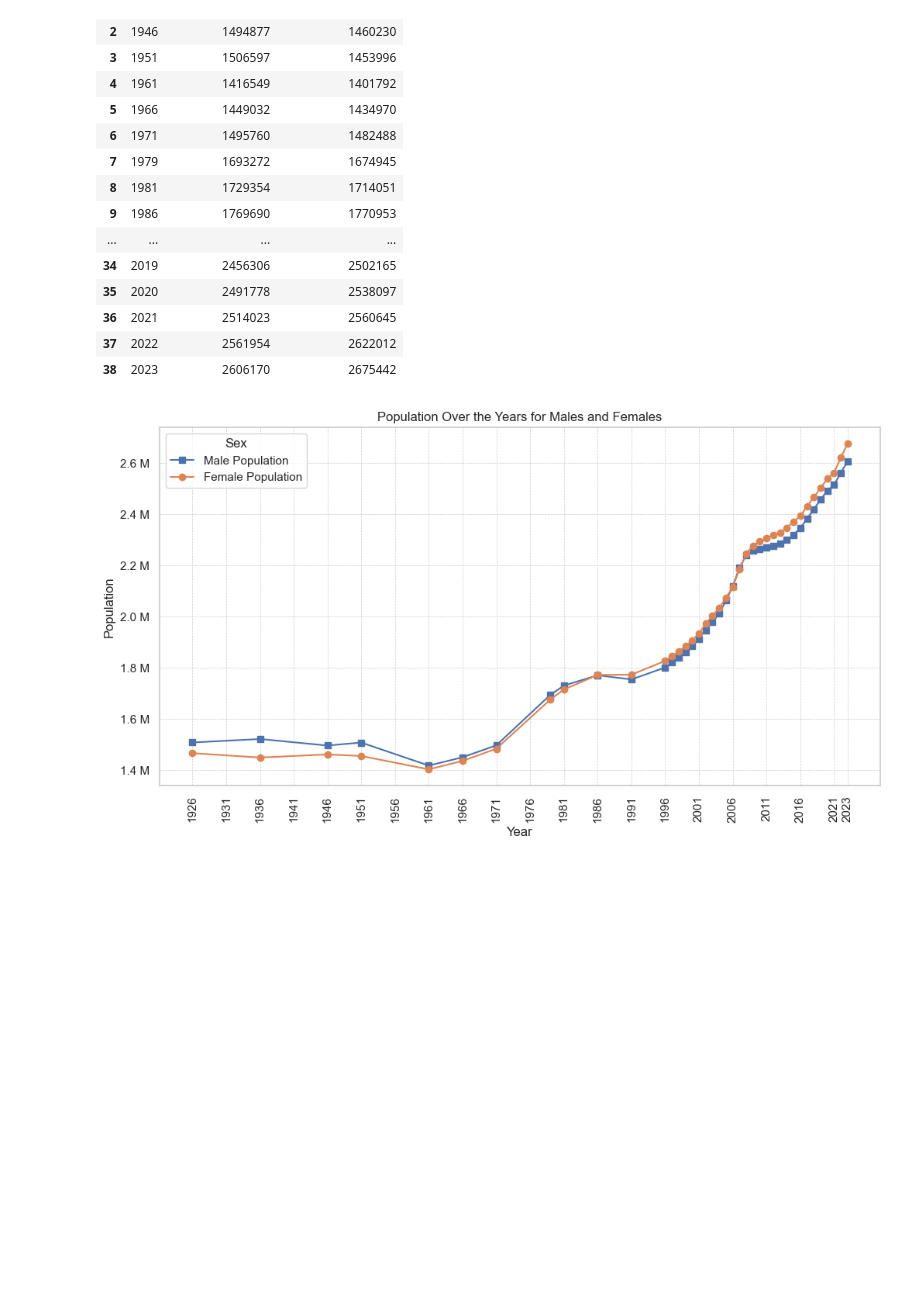
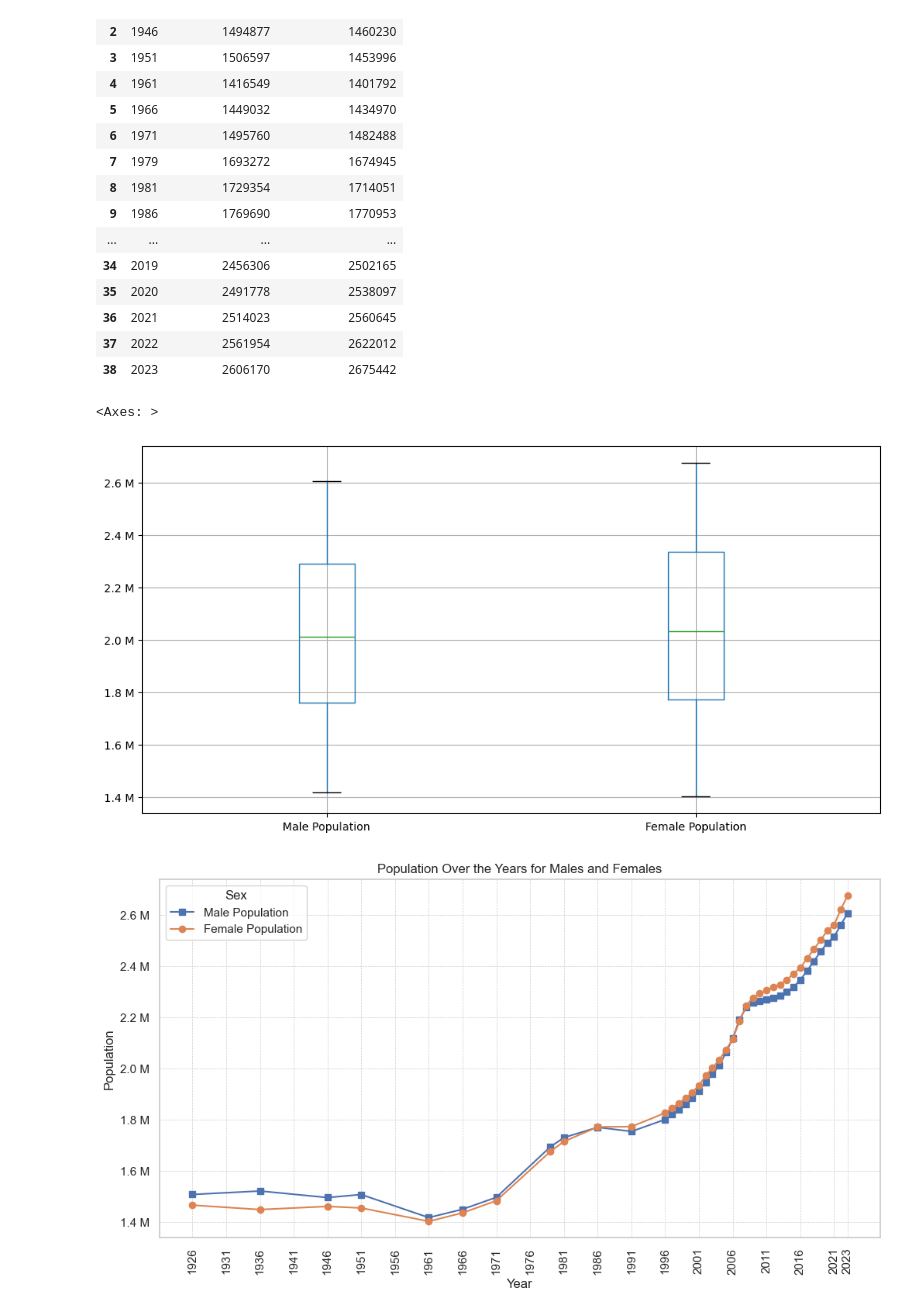
Before and after one commit to Ivkoto/DataAnalyticsMachineLearning, a Jupyter notebook: Data_Preparation/CA1_Data_Prep_new.ipynb, the cells around one changed output. Cells and saved outputs as stored; diff of their text form; code cells hidden in the pictures; blank space fills up the shorter version.

```diff
--- a/Data_Preparation/CA1_Data_Prep_new.ipynb
+++ b/Data_Preparation/CA1_Data_Prep_new.ipynb
@@ -173,3 +193,11 @@ formatter = FuncFormatter(millions_formatter)
+# %%
+gender_table = population_table.drop(columns=['Year'])
+plt.figure(figsize=(12, 6))
+plt.gca().yaxis.set_major_formatter(formatter)
+gender_table.boxplot()
+# %% [output]
+<Axes: >
+[figure, added]
 # %%
 plt.figure(figsize=(12, 6))
 plt.plot(years, male_values, label='Male Population', marker='s')
```
Also changed, not shown: parts of 3 cells of this notebook, 10 other files.
